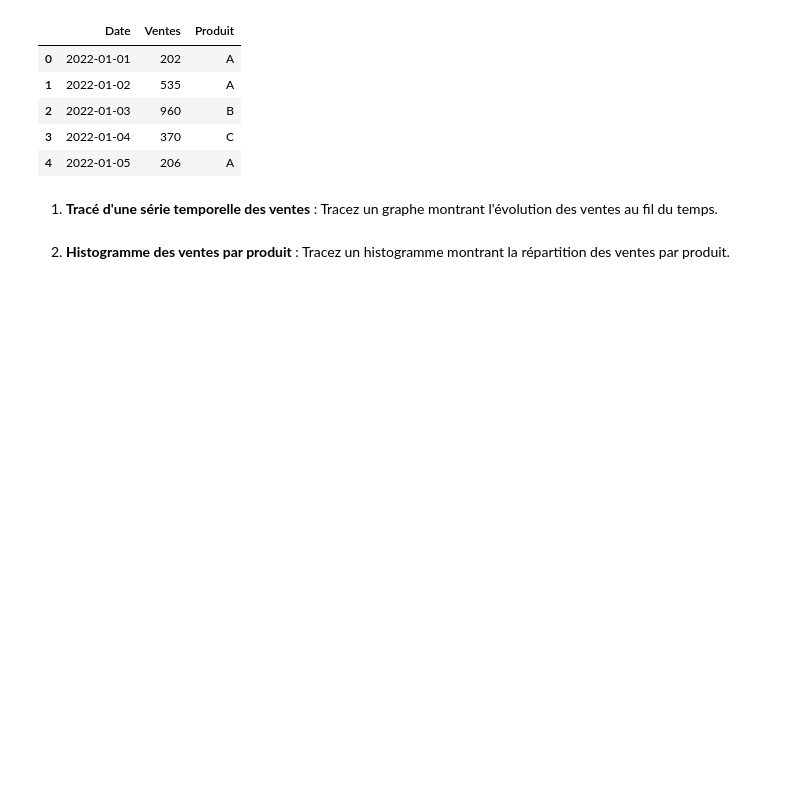
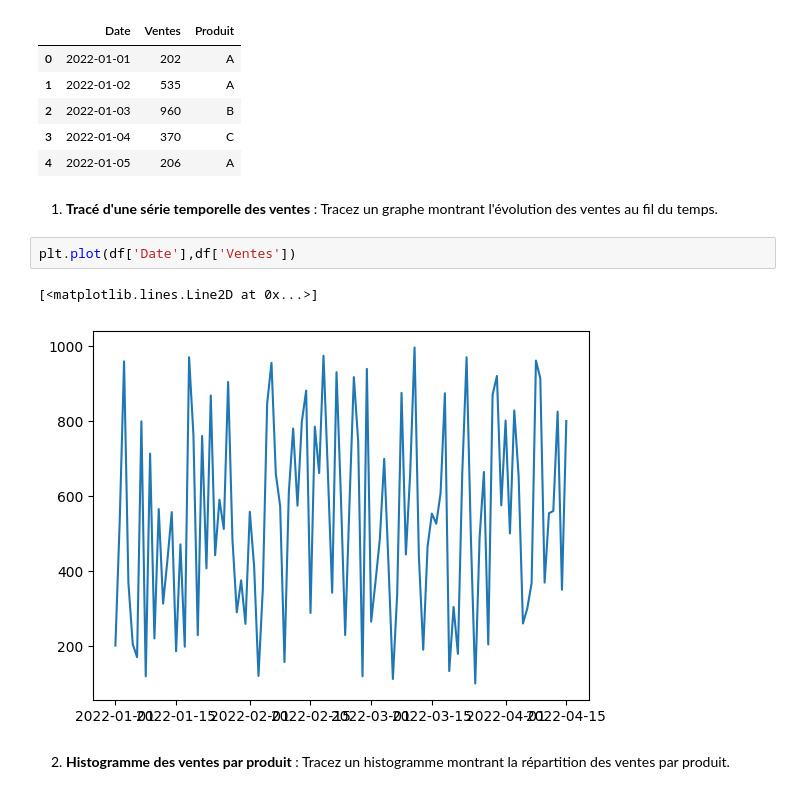
Before and after one commit to Yann-Fournier/Manipulation-de-donn-es-Python-B2, a Jupyter notebook: Matplotlib/exercices.ipynb, the cells around one changed output. Saved outputs shown, nothing was run; the diff lists cells and outputs as text; blank space fills up the shorter version.

```diff
--- a/Matplotlib/exercices.ipynb
+++ b/Matplotlib/exercices.ipynb
@@ -26,6 +26,11 @@ df.head()
 # %% [markdown]
 1. **Tracé d'une série temporelle des ventes** :
    Tracez un graphe montrant l'évolution des ventes au fil du temps.
+# %%
+plt.plot(df['Date'],df['Ventes'])
+# %% [output]
+[<matplotlib.lines.Line2D at 0x...>]
+[figure, added]
 # %% [markdown]
 2. **Histogramme des ventes par produit** :
    Tracez un histogramme montrant la répartition des ventes par produit.
```
Also changed, not shown: parts of 6 cells of this notebook, 2 other files.
